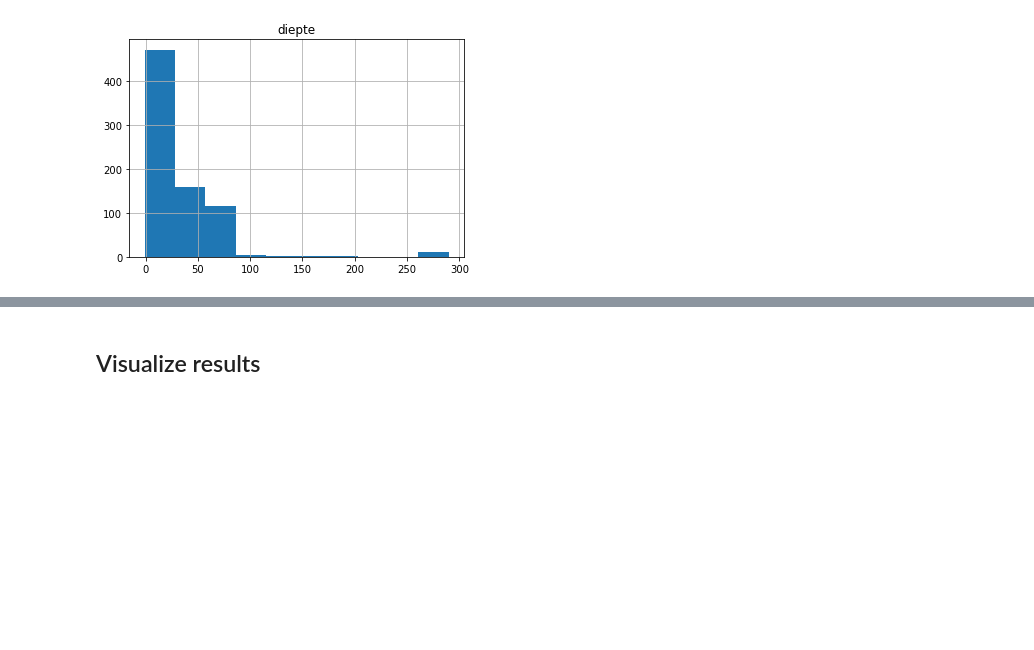
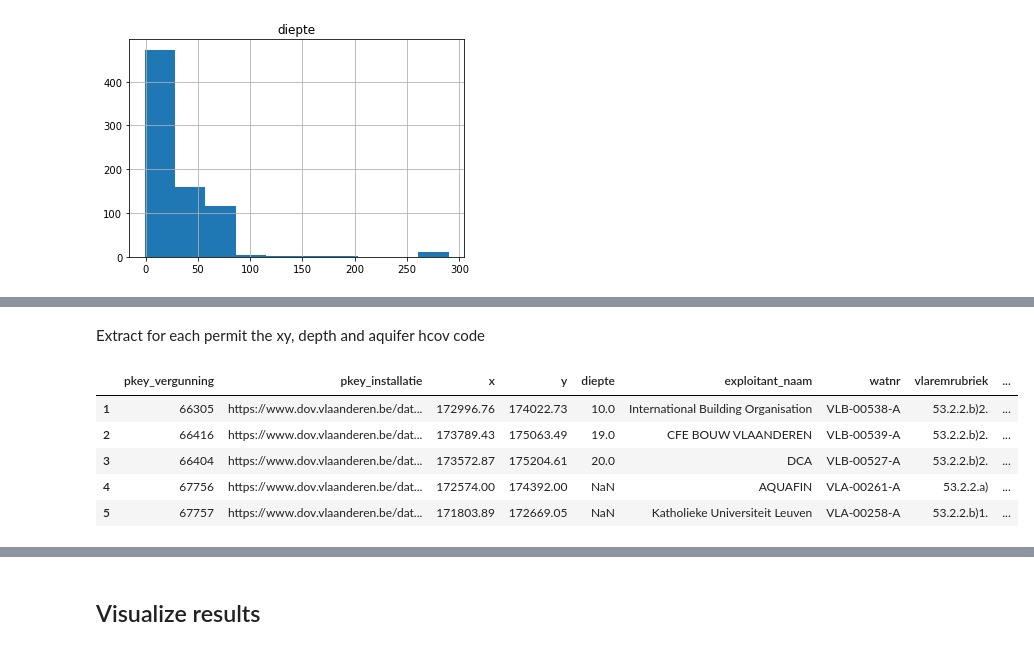
Before and after one commit to DOV-Vlaanderen/pydov, a Jupyter notebook: docs/notebooks/search_gw_permits.ipynb, the cells around one changed output, grey strips where cells are left out. Drawn from its saved outputs; the diff is of its cells as text; code cells hidden in the pictures; blank space fills up the shorter version.

```diff
--- a/docs/notebooks/search_gw_permits.ipynb
+++ b/docs/notebooks/search_gw_permits.ipynb
@@ -272,0 +260,12 @@ df.head()
+# %% [markdown]
+Extract for each permit the xy, depth and aquifer hcov code
+# %%
+df['hcov'] = [str(x)[:4] for x in df['aquifer_vergunning']]
+df.head()
+# %% [output]
+|  | pkey_vergunning | pkey_installatie | x | y | diepte | exploitant_naam | watnr | vlaremrubriek | ... |
+| 1 | 66305 | https://www.dov.vlaanderen.be/dat... | 172996.76 | 174022.73 | 10.0 | International Building Organisation | VLB-00538-A | 53.2.2.b)2. | ... |
+| 2 | 66416 | https://www.dov.vlaanderen.be/dat... | 173789.43 | 175063.49 | 19.0 | CFE BOUW VLAANDEREN | VLB-00539-A | 53.2.2.b)2. | ... |
+| 3 | 66404 | https://www.dov.vlaanderen.be/dat... | 173572.87 | 175204.61 | 20.0 | DCA | VLB-00527-A | 53.2.2.b)2. | ... |
+| 4 | 67756 | https://www.dov.vlaanderen.be/dat... | 172574.00 | 174392.00 | NaN | AQUAFIN | VLA-00261-A | 53.2.2.a) | ... |
+| 5 | 67757 | https://www.dov.vlaanderen.be/dat... | 171803.89 | 172669.05 | NaN | Katholieke Universiteit Leuven | VLA-00258-A | 53.2.2.b)1. | ... |
```
Also changed, not shown: parts of 19 cells of this notebook.
